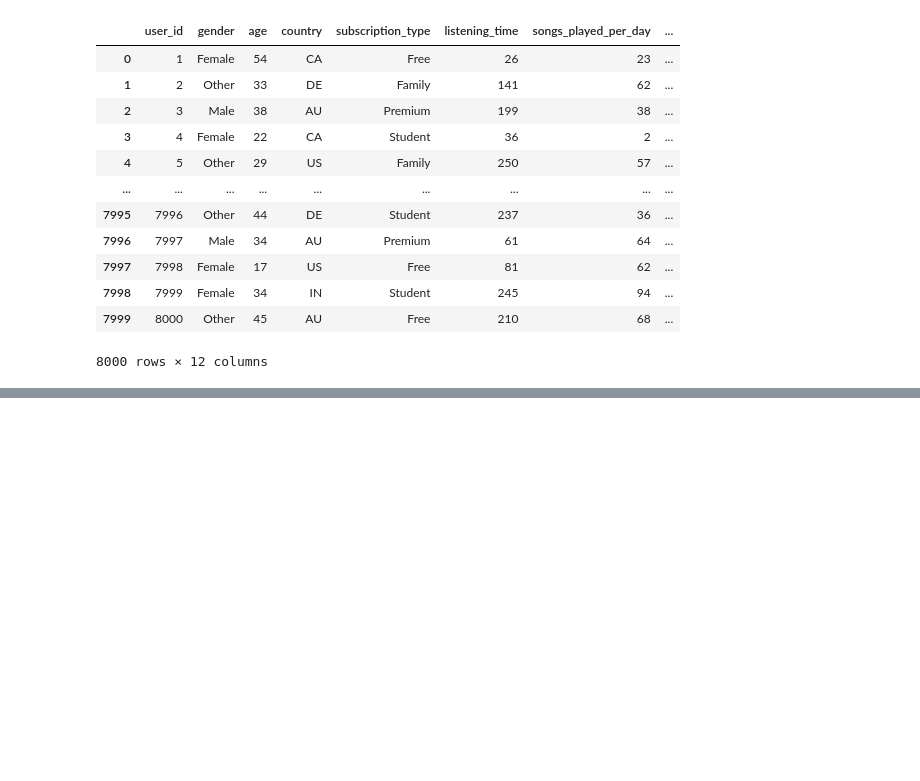
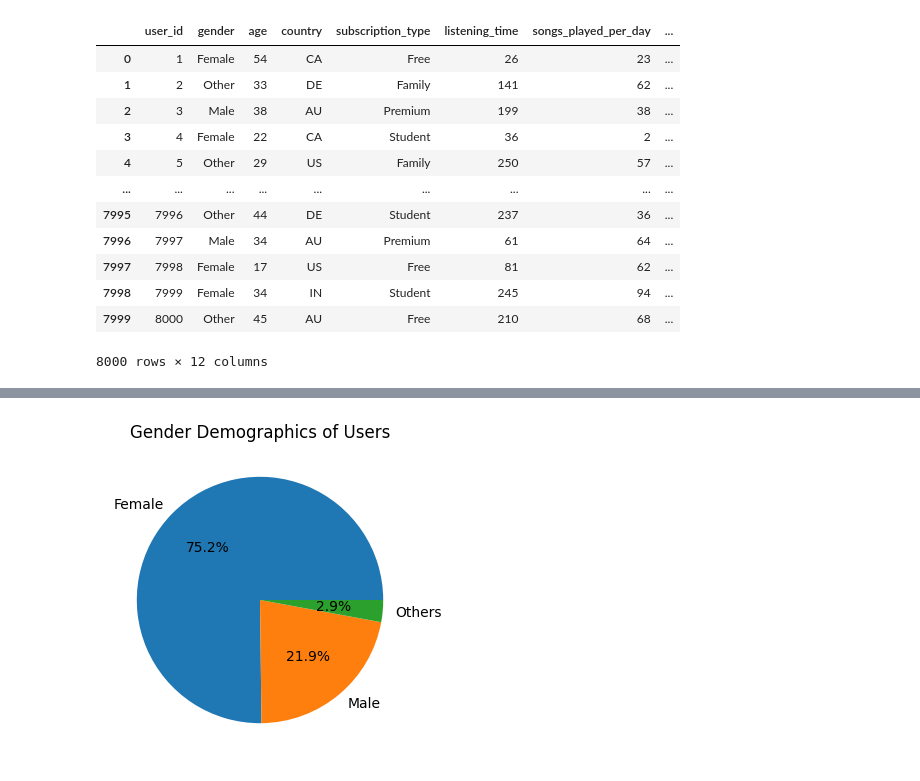
Before and after one commit to AidanK88/code_2600, a Jupyter notebook: spotify.ipynb, the cells around one changed output, grey strips where cells are left out. Drawn from its saved outputs; the diff is of its cells as text; code cells hidden in the pictures; blank space fills up the shorter version.

Commit message:
create hw4 and new spotify project file for million playlist dataset

```diff
--- a/spotify.ipynb
+++ b/spotify.ipynb
@@ -111,3 +111,6 @@ spotify
 | 7998 | 7999 | Female | 34 | IN | Student | 245 | 94 | ... |
 | 7999 | 8000 | Other | 45 | AU | Free | 210 | 68 | ... |
 8000 rows × 12 columns
+# %%
+spotify_user = pd.read_csv('../data/Spotify_user_data.csv')
+spotify_user
@@ -113,0 +131,9 @@ spotify
+# %%
+category_counts = spotify_user['Gender'].value_counts()
+
+category_counts.plot(kind='pie', autopct='%1.1f%%', figsize=(4, 4))
+plt.title('Gender Demographics of Users')
+plt.ylabel('') # Hide the y-axis label for a cleaner pie chart
+plt.show()
+# %% [output]
+[figure, added]
```
Also changed, not shown: parts of 2 cells of this notebook, 2 other files.
